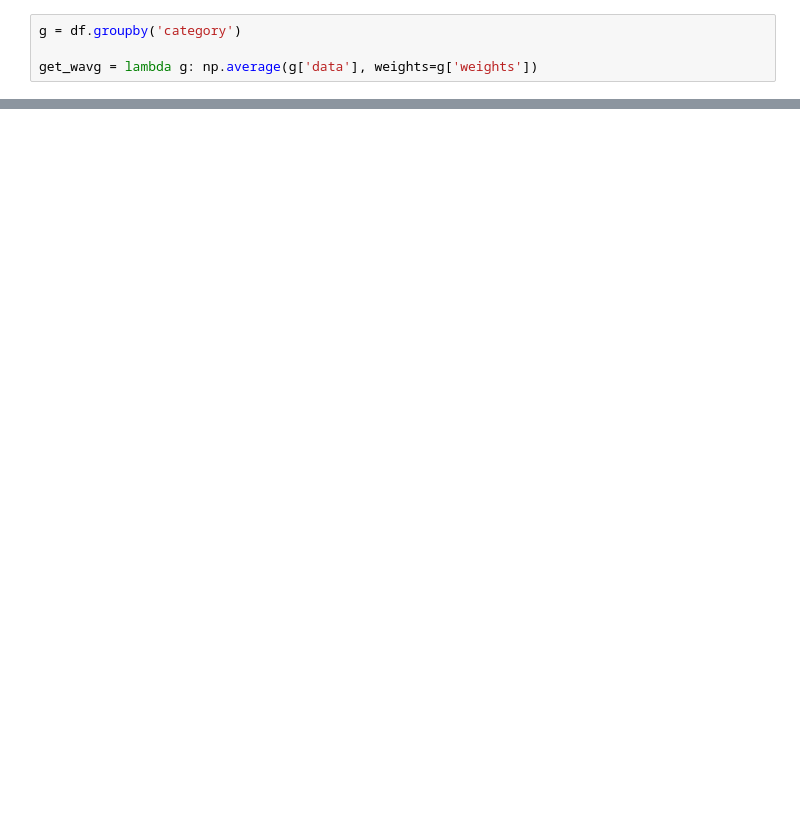
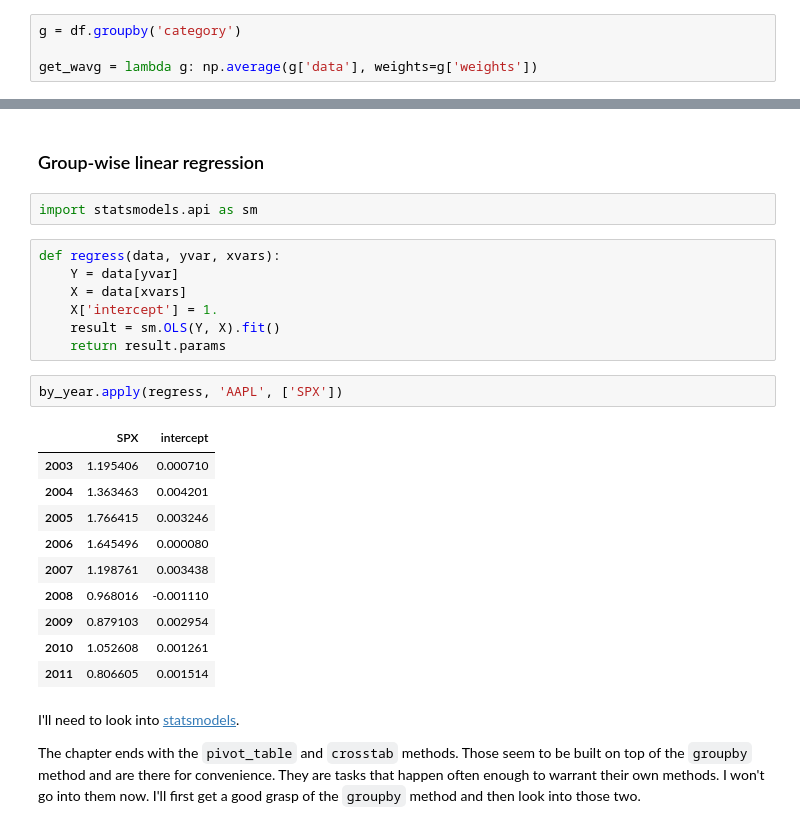
Before and after one commit to mehemken/technique, a Jupyter notebook: groupby.ipynb, the cells around one changed output, grey strips where cells are left out. Drawn from its saved outputs; the diff is of its cells as text; blank space fills up the shorter version.

Commit message:
finished the chapter

```diff
--- a/groupby.ipynb
+++ b/groupby.ipynb
@@ -1051,0 +1134,28 @@ Left off on page 311
+# %% [markdown]
+### Group-wise linear regression
+# %%
+import statsmodels.api as sm
+# %%
+def regress(data, yvar, xvars):
+    Y = data[yvar]
+    X = data[xvars]
+    X['intercept'] = 1.
+    result = sm.OLS(Y, X).fit()
+    return result.params
+# %%
+by_year.apply(regress, 'AAPL', ['SPX'])
+# %% [output]
+|  | SPX | intercept |
+| 2003 | 1.195406 | 0.000710 |
+| 2004 | 1.363463 | 0.004201 |
+| 2005 | 1.766415 | 0.003246 |
+| 2006 | 1.645496 | 0.000080 |
+| 2007 | 1.198761 | 0.003438 |
+| 2008 | 0.968016 | -0.001110 |
+| 2009 | 0.879103 | 0.002954 |
+| 2010 | 1.052608 | 0.001261 |
+| 2011 | 0.806605 | 0.001514 |
+# %% [markdown]
+I'll need to look into [statsmodels](http://www.statsmodels.org/dev/index.html).
+
+The chapter ends with the `pivot_table` and `crosstab` methods. Those seem to be built on top of the `groupby` method and are there for convenience. They are tasks that happen often enough to warrant their own methods. I won't go into them now. I'll first get a good grasp of the `groupby` method and then look into those two.
```
Also changed, not shown: parts of 57 cells of this notebook.
